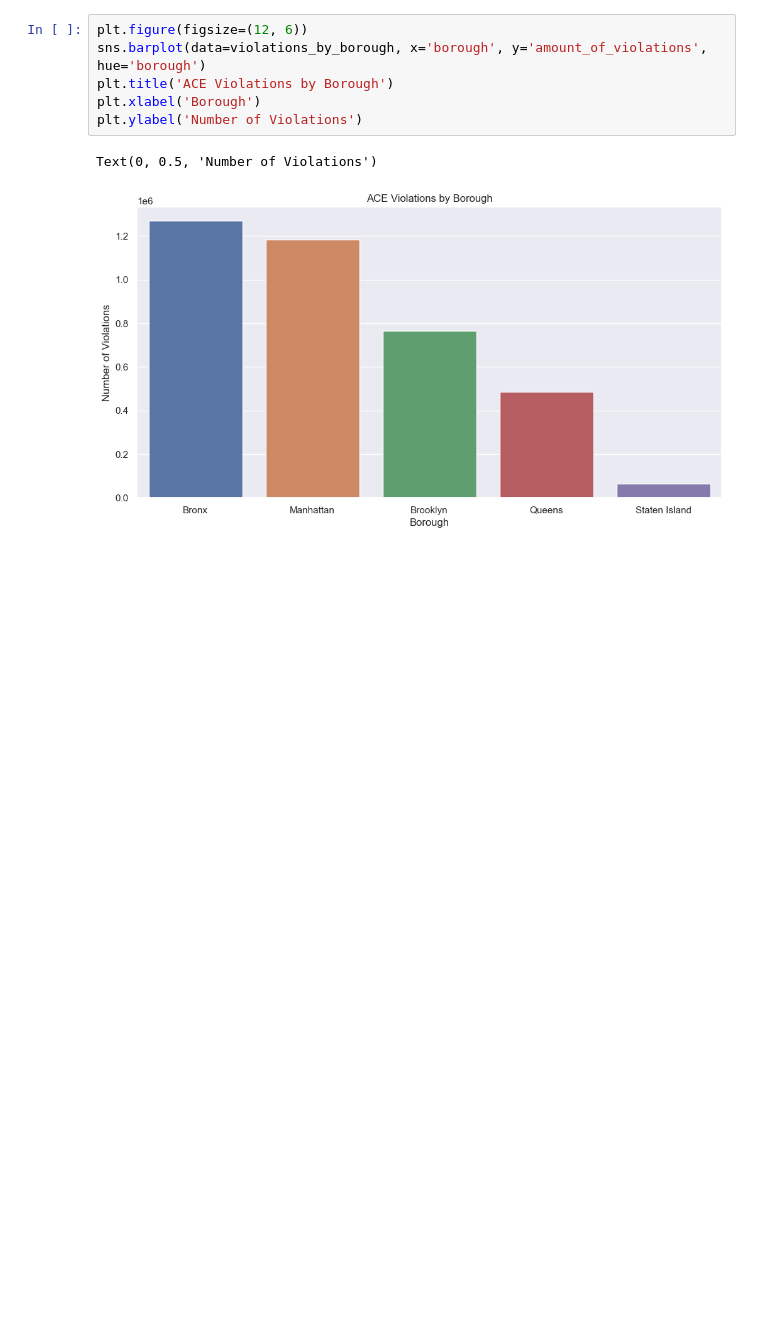
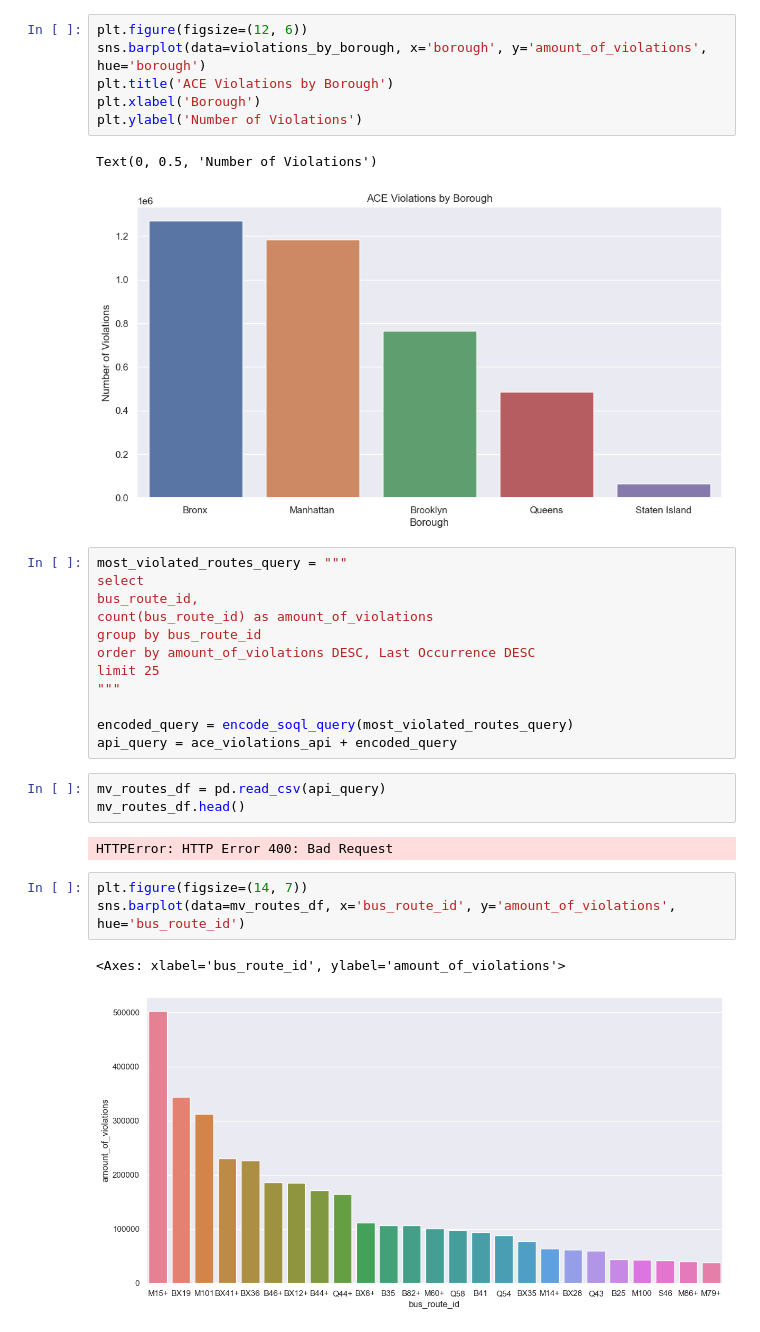
Before and after one commit to drod75/MTA-MHC-Datatahon, a Jupyter notebook: notebooks/ace_querying.ipynb, the cells around one changed output. Cells and saved outputs as stored; diff of their text form; blank space fills up the shorter version.

```diff
--- a/notebooks/ace_querying.ipynb
+++ b/notebooks/ace_querying.ipynb
@@ -254,3 +254,26 @@ plt.ylabel('Number of Violations')
 # %% [output]
 Text(0, 0.5, 'Number of Violations')
 [figure]
+# %%
+most_violated_routes_query = """
+select
+bus_route_id,
+count(bus_route_id) as amount_of_violations
+group by bus_route_id
+order by amount_of_violations DESC, Last Occurrence DESC
+limit 25
+"""
+
+encoded_query = encode_soql_query(most_violated_routes_query)
+api_query = ace_violations_api + encoded_query
+# %%
+mv_routes_df = pd.read_csv(api_query)
+mv_routes_df.head()
+# %% [output]
+HTTPError: HTTP Error 400: Bad Request
+# %%
+plt.figure(figsize=(14, 7))
+sns.barplot(data=mv_routes_df, x='bus_route_id', y='amount_of_violations', hue='bus_route_id')
+# %% [output]
+<Axes: xlabel='bus_route_id', ylabel='amount_of_violations'>
+[figure, added]
```
Also changed, not shown: parts of 6 cells of this notebook, 1 other file.
